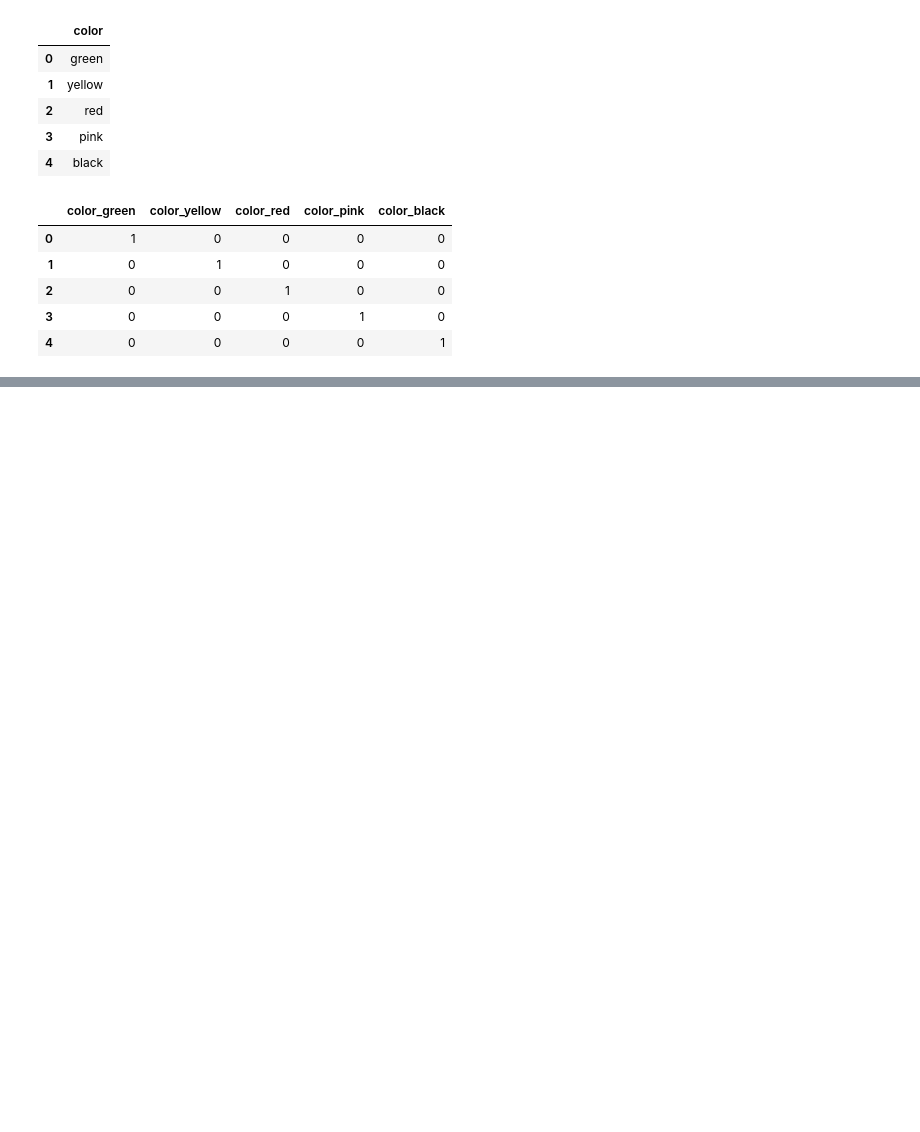
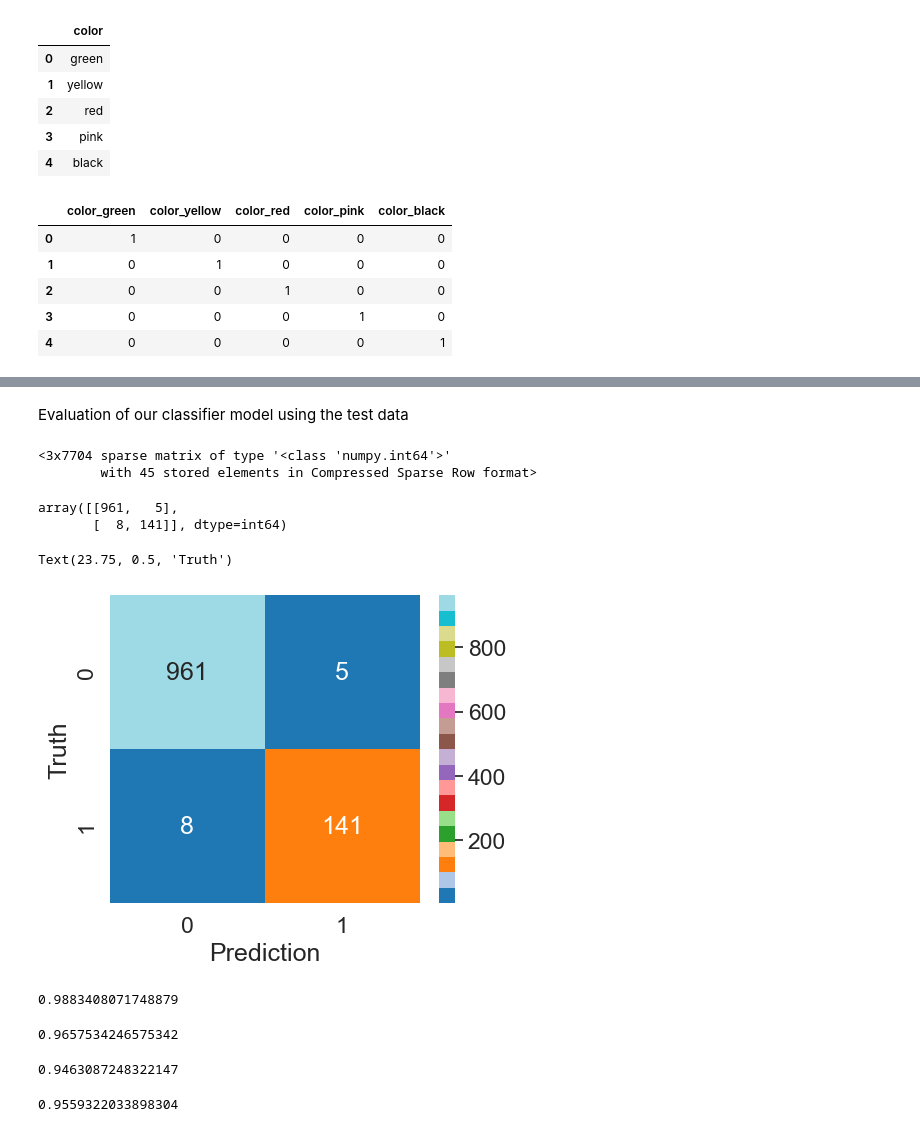
Before and after one commit to kidusabe1/Spam-Email-Classifier-My-first-model, a Jupyter notebook: email_spam_classifier.ipynb, the cells around one changed output, grey strips where cells are left out. Saved outputs shown, nothing was run; the diff lists cells and outputs as text; code cells hidden in the pictures; blank space fills up the shorter version.

```diff
--- a/email_spam_classifier.ipynb
+++ b/email_spam_classifier.ipynb
@@ -211,0 +346,48 @@ Name: Category_spam, dtype: float64
+# %% [markdown]
+Evaluation of our classifier model using the test data
+# %%
+# Vectorizing our X_test data
+x_test_count= vectorizer.transform(x_test.values)
+x_test_count.toarray()
+x_test_count[:3]
+# %% [output]
+<3x7704 sparse matrix of type '<class 'numpy.int64'>'
+        with 45 stored elements in Compressed Sparse Row format>
+# %%
+# now we need to generate confusion matrix
+y_test_predicted=model.predict(x_test_count)
+cm_test= confusion_matrix(y_test,y_test_predicted)
+cm_test
+# %% [output]
+array([[961,   5],
+       [  8, 141]], dtype=int64)
+# %%
+# Visualizing the confusion matrix of the test data results
+plt.figure(figsize=(5,4))
+sn.set(font_scale=1.5)
+sn.heatmap(cm_test,cmap="tab20",annot=True,fmt="d")
+plt.xlabel("Prediction")
+plt.ylabel("Truth")
+# %% [output]
+Text(23.75, 0.5, 'Truth')
+[figure, added]
+# %%
+# accuracy
+accuracy_score(y_test,y_test_predicted)
+# %% [output]
+0.9883408071748879
+# %%
+# Precision
+precision_score(y_test,y_test_predicted)
+# %% [output]
+0.9657534246575342
+# %%
+# sensitivity/ test recall/
+recall_score(y_test,y_test_predicted)
+# %% [output]
+0.9463087248322147
+# %%
+# test f1-score
+f1_score(y_test,y_test_predicted)
+# %% [output]
+0.9559322033898304
```
Also changed, not shown: parts of 25 cells of this notebook, 1 other file.
